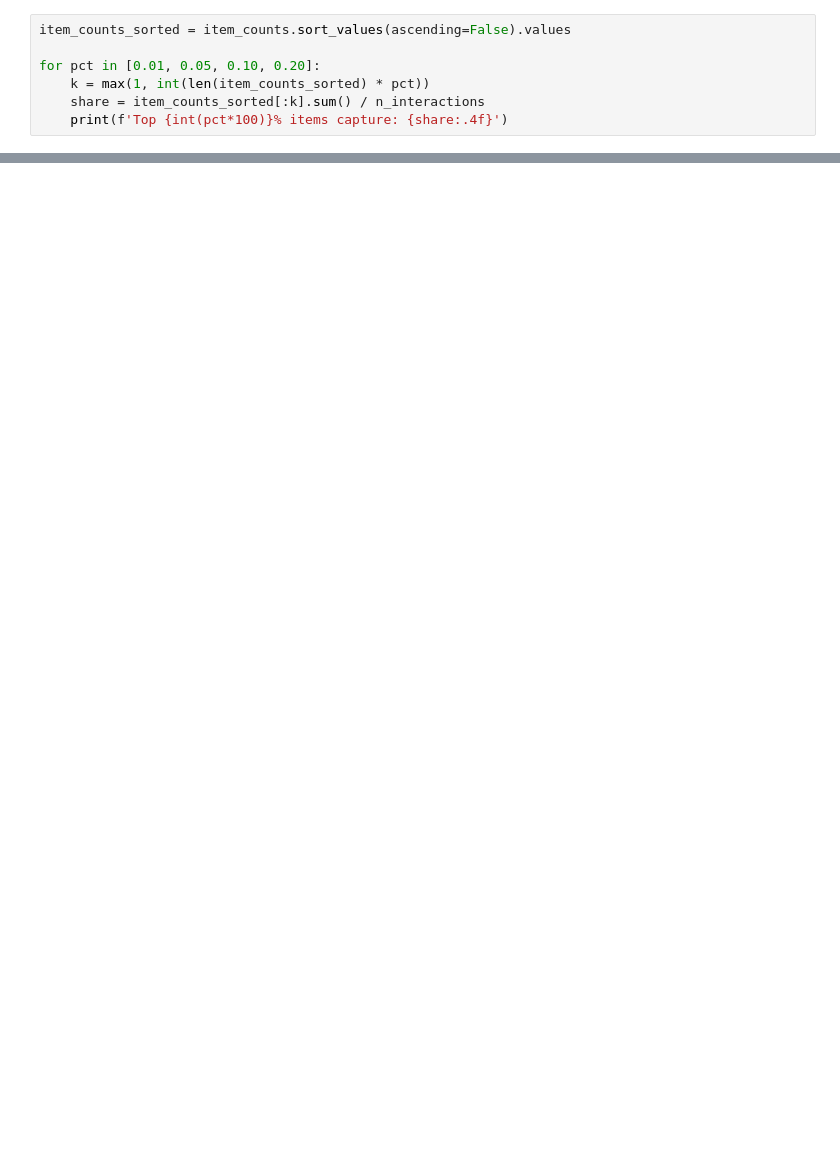
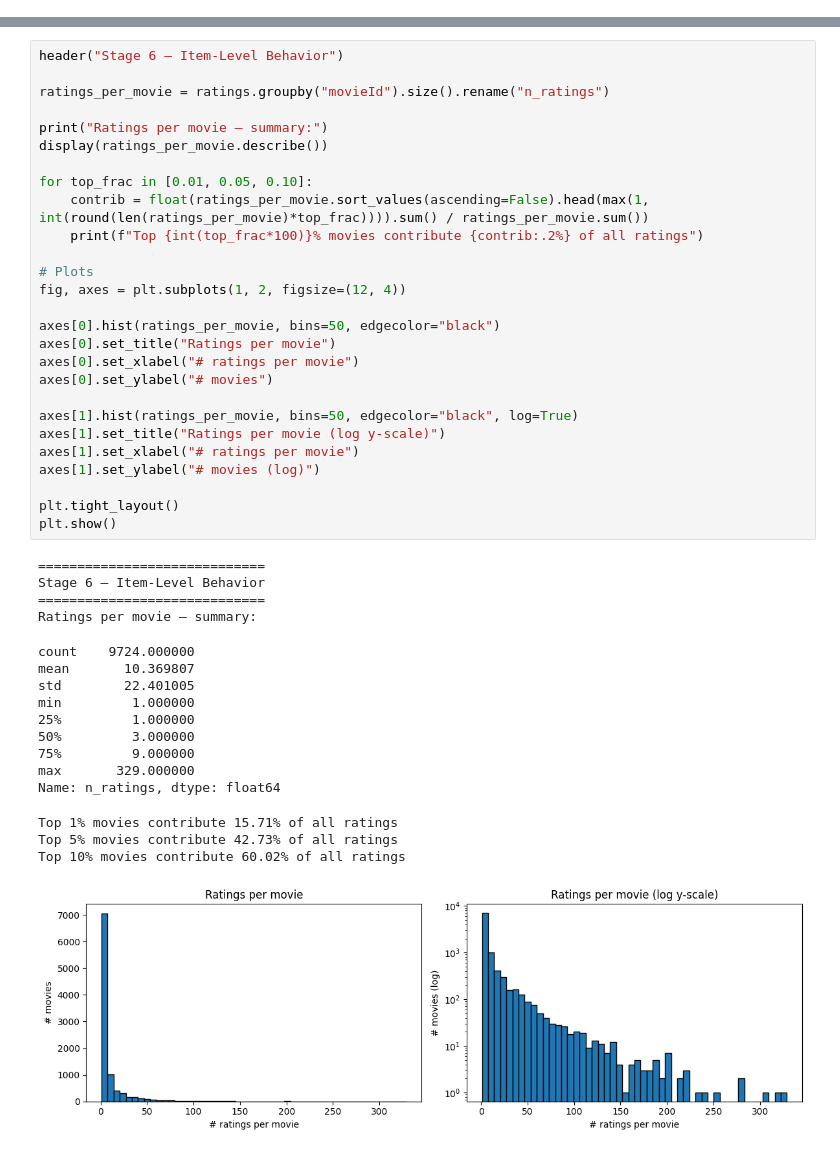
Before and after one commit to Tee-Time-Software-Solutions/arrival-movie-recommender, a Jupyter notebook: backend/src/movie_recommender/services/recommender/pipeline/eda/EDA.ipynb, the cells around one changed output, grey strips where cells are left out. Drawn from its saved outputs; the diff is of its cells as text; blank space fills up the shorter version.

```diff
--- a/backend/src/movie_recommender/services/recommender/pipeline/eda/EDA.ipynb
+++ b/backend/src/movie_recommender/services/recommender/pipeline/eda/EDA.ipynb
@@ -214,7 +0,0 @@ Sparsity: 0.9946
-# %%
-item_counts_sorted = item_counts.sort_values(ascending=False).values
-
-for pct in [0.01, 0.05, 0.10, 0.20]:
-    k = max(1, int(len(item_counts_sorted) * pct))
-    share = item_counts_sorted[:k].sum() / n_interactions
-    print(f'Top {int(pct*100)}% items capture: {share:.4f}')
@@ -709,0 +608,45 @@ dtype: float64
+# %%
+header("Stage 6 — Item-Level Behavior")
+
+ratings_per_movie = ratings.groupby("movieId").size().rename("n_ratings")
+
+print("Ratings per movie — summary:")
+display(ratings_per_movie.describe())
+
+for top_frac in [0.01, 0.05, 0.10]:
+    contrib = float(ratings_per_movie.sort_values(ascending=False).head(max(1, int(round(len(ratings_per_movie)*top_frac)))).sum() / ratings_per_movie.sum())
+    print(f"Top {int(top_frac*100)}% movies contribute {contrib:.2%} of all ratings")
+
+# Plots
+fig, axes = plt.subplots(1, 2, figsize=(12, 4))
+
+axes[0].hist(ratings_per_movie, bins=50, edgecolor="black")
+axes[0].set_title("Ratings per movie")
+axes[0].set_xlabel("# ratings per movie")
+axes[0].set_ylabel("# movies")
+
+axes[1].hist(ratings_per_movie, bins=50, edgecolor="black", log=True)
+axes[1].set_title("Ratings per movie (log y-scale)")
+axes[1].set_xlabel("# ratings per movie")
+axes[1].set_ylabel("# movies (log)")
+
+plt.tight_layout()
+plt.show()
+# %% [output]
+=============================
+Stage 6 — Item-Level Behavior
+=============================
+Ratings per movie — summary:
+count    9724.000000
+mean       10.369807
+std        22.401005
+min         1.000000
+25%         1.000000
+50%         3.000000
+75%         9.000000
+max       329.000000
+Name: n_ratings, dtype: float64
+Top 1% movies contribute 15.71% of all ratings
+Top 5% movies contribute 42.73% of all ratings
+Top 10% movies contribute 60.02% of all ratings
+[figure, added]
```
Also changed, not shown: parts of 110 cells of this notebook.
